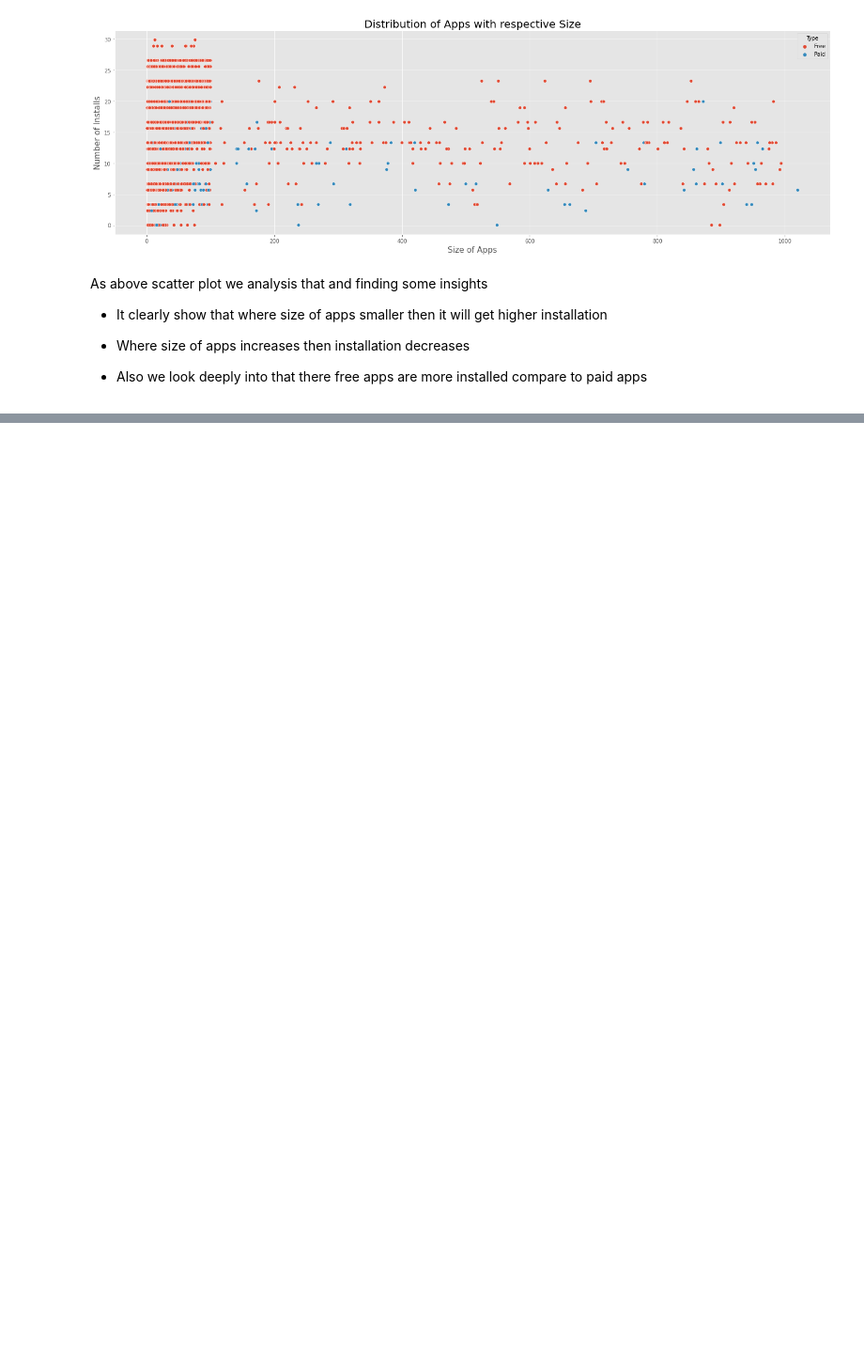
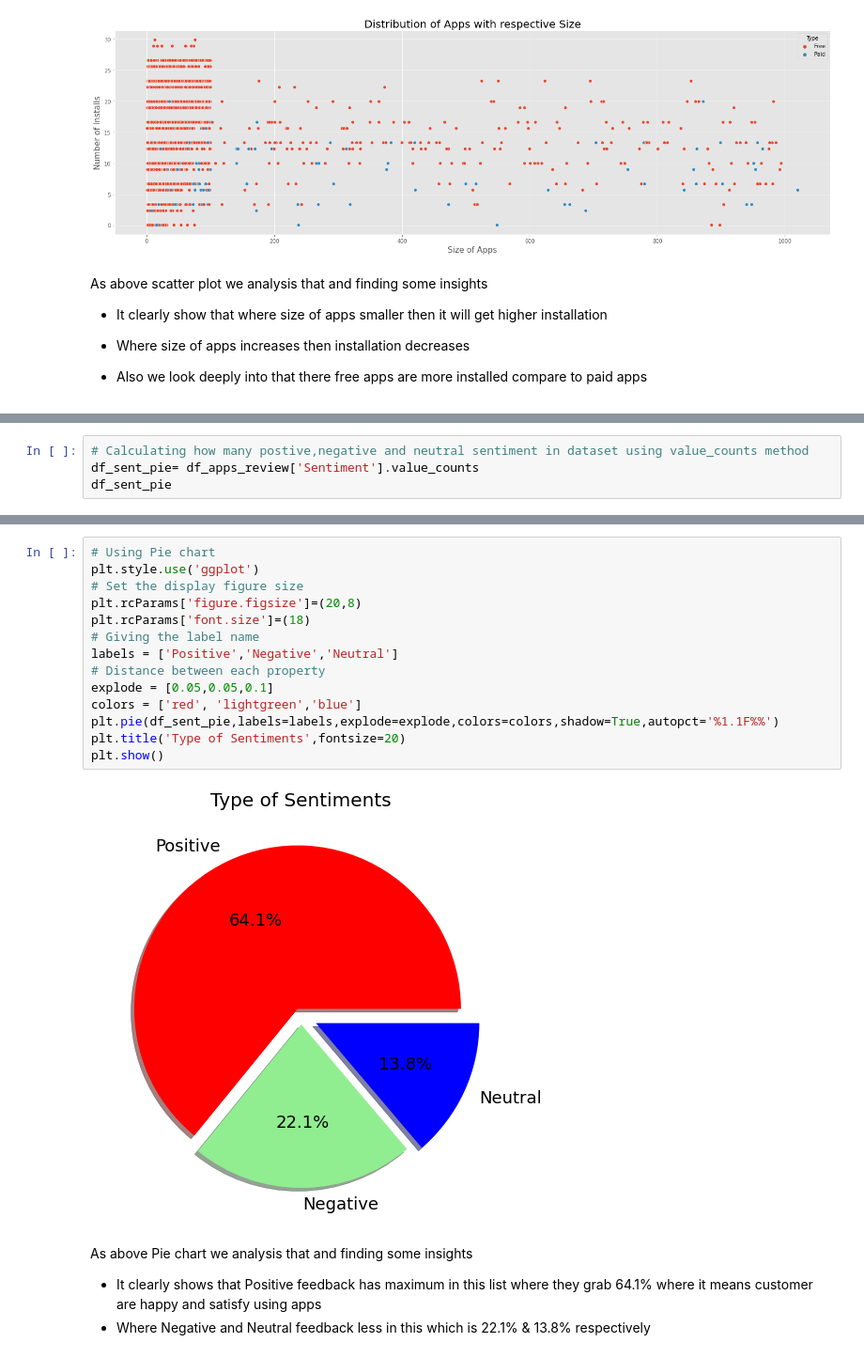
Before and after one commit to KrushnaChaure/Play-Store-App-Review-Analysis, a Jupyter notebook: Play_Store_App_Review_Analysis_Capstone_Project.ipynb, the cells around one changed output, grey strips where cells are left out. Shown at 94% size. Cells and saved outputs as stored; diff of their text form; blank space fills up the shorter version.

```diff
--- a/Play_Store_App_Review_Analysis_Capstone_Project.ipynb
+++ b/Play_Store_App_Review_Analysis_Capstone_Project.ipynb
@@ -593,0 +672,4 @@ As above scatter plot we analysis that and finding some insights
+# %%
+# Calculating how many postive,negative and neutral sentiment in dataset using value_counts method
+df_sent_pie= df_apps_review['Sentiment'].value_counts
+df_sent_pie
@@ -593,0 +689,21 @@ As above scatter plot we analysis that and finding some insights
+# %%
+# Using Pie chart
+plt.style.use('ggplot')
+# Set the display figure size
+plt.rcParams['figure.figsize']=(20,8)
+plt.rcParams['font.size']=(18)
+# Giving the label name
+labels = ['Positive','Negative','Neutral']
+# Distance between each property
+explode = [0.05,0.05,0.1]
+colors = ['red', 'lightgreen','blue']
+plt.pie(df_sent_pie,labels=labels,explode=explode,colors=colors,shadow=True,autopct='%1.1F%%')
+plt.title('Type of Sentiments',fontsize=20)
+plt.show()
+# %% [output]
+[figure, added]
+# %% [markdown]
+As above Pie chart we analysis that and finding some insights
+
+*   It clearly shows that Positive feedback has maximum in this list where they grab 64.1% where it means customer are happy and satisfy using apps
+*   Where Negative and Neutral feedback less in this which is 22.1% & 13.8% respectively
```
Also changed, not shown: parts of 20 cells of this notebook.
